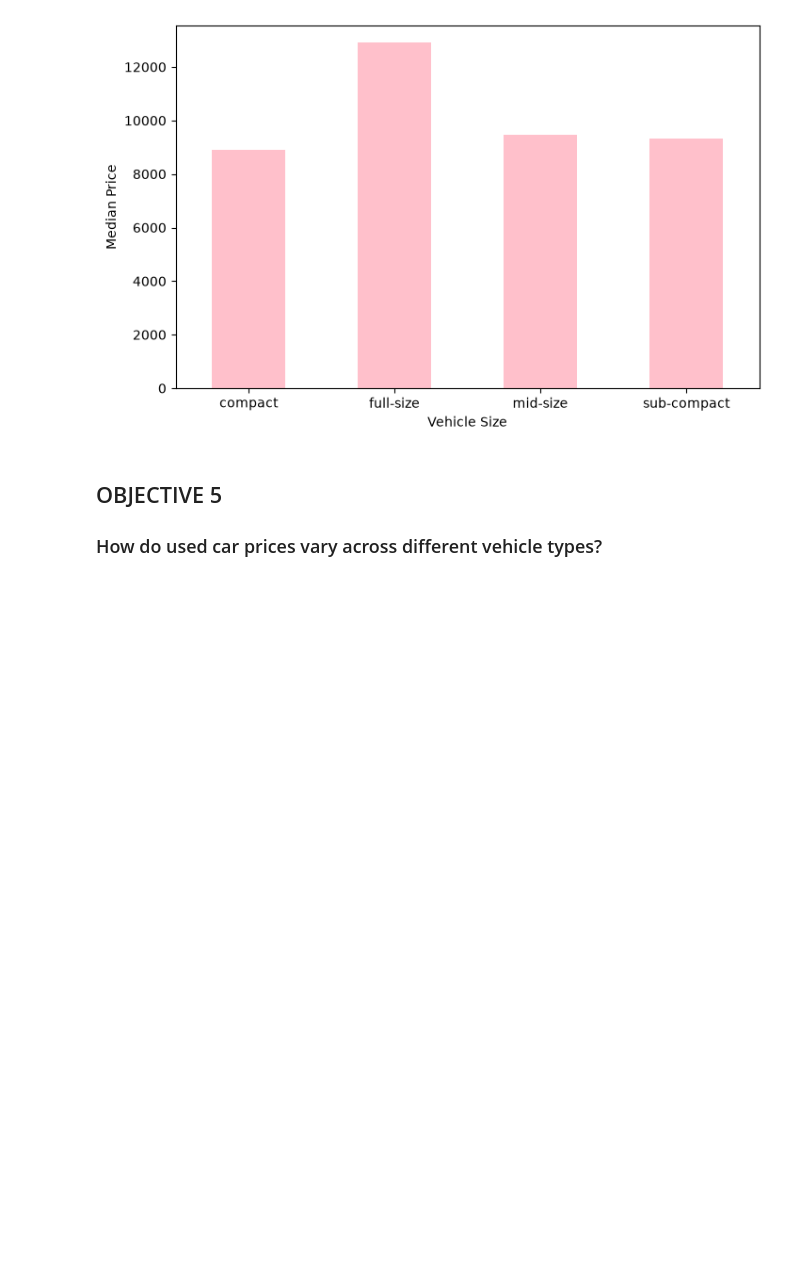
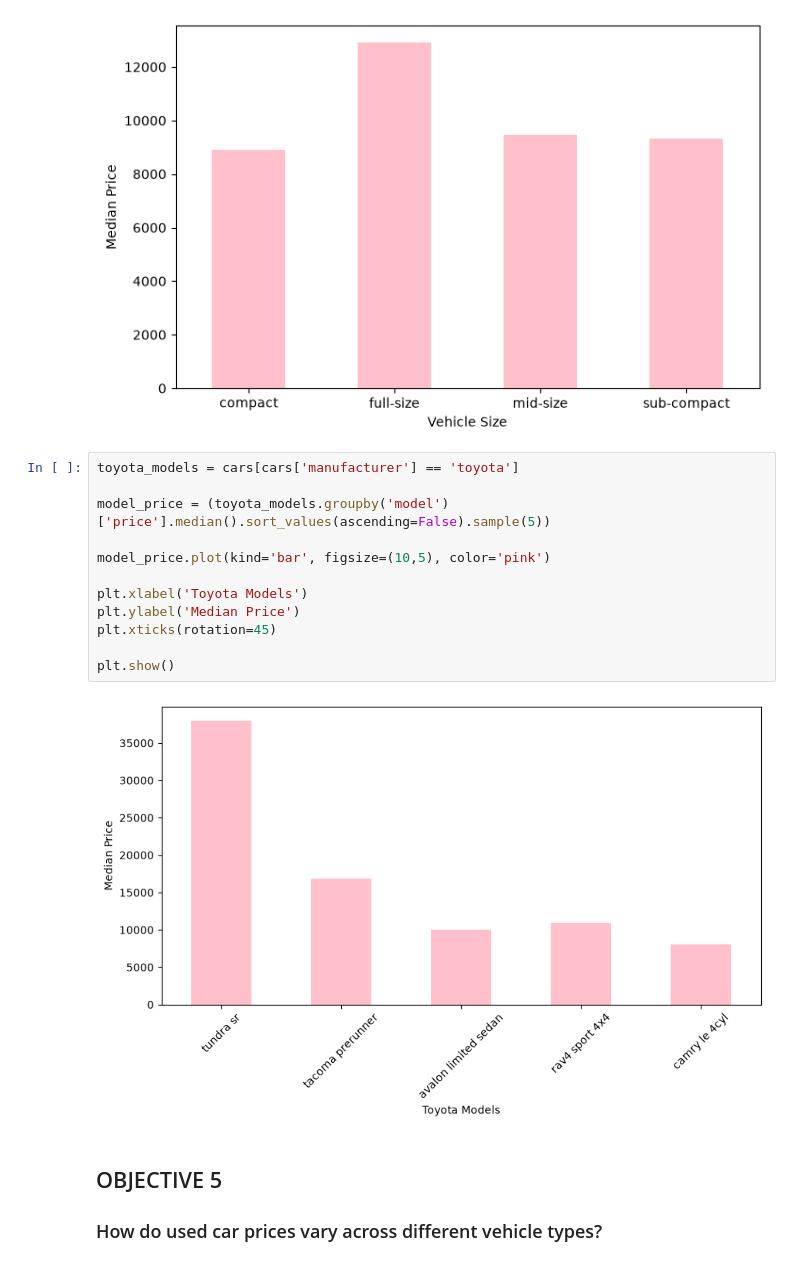
Before and after one commit to zainabmosa/Used_cars, a Jupyter notebook: Zainab_Moosa_EDA_Project_Notebook.ipynb, the cells around one changed output. Drawn from its saved outputs; the diff is of its cells as text; blank space fills up the shorter version.

```diff
--- a/Zainab_Moosa_EDA_Project_Notebook.ipynb
+++ b/Zainab_Moosa_EDA_Project_Notebook.ipynb
@@ -411,6 +411,20 @@ plt.xticks(rotation=0)
 plt.show()
 # %% [output]
 [figure]
+# %%
+toyota_models = cars[cars['manufacturer'] == 'toyota']
+
+model_price = (toyota_models.groupby('model')['price'].median().sort_values(ascending=False).sample(5))
+
+model_price.plot(kind='bar', figsize=(10,5), color='pink')
+
+plt.xlabel('Toyota Models')
+plt.ylabel('Median Price')
+plt.xticks(rotation=45)
+
+plt.show()
+# %% [output]
+[figure, added]
 # %% [markdown]
 ## OBJECTIVE 5
 ### How do used car prices vary across different vehicle types?
```
Also changed, not shown: parts of 5 cells of this notebook, 1 other file.
